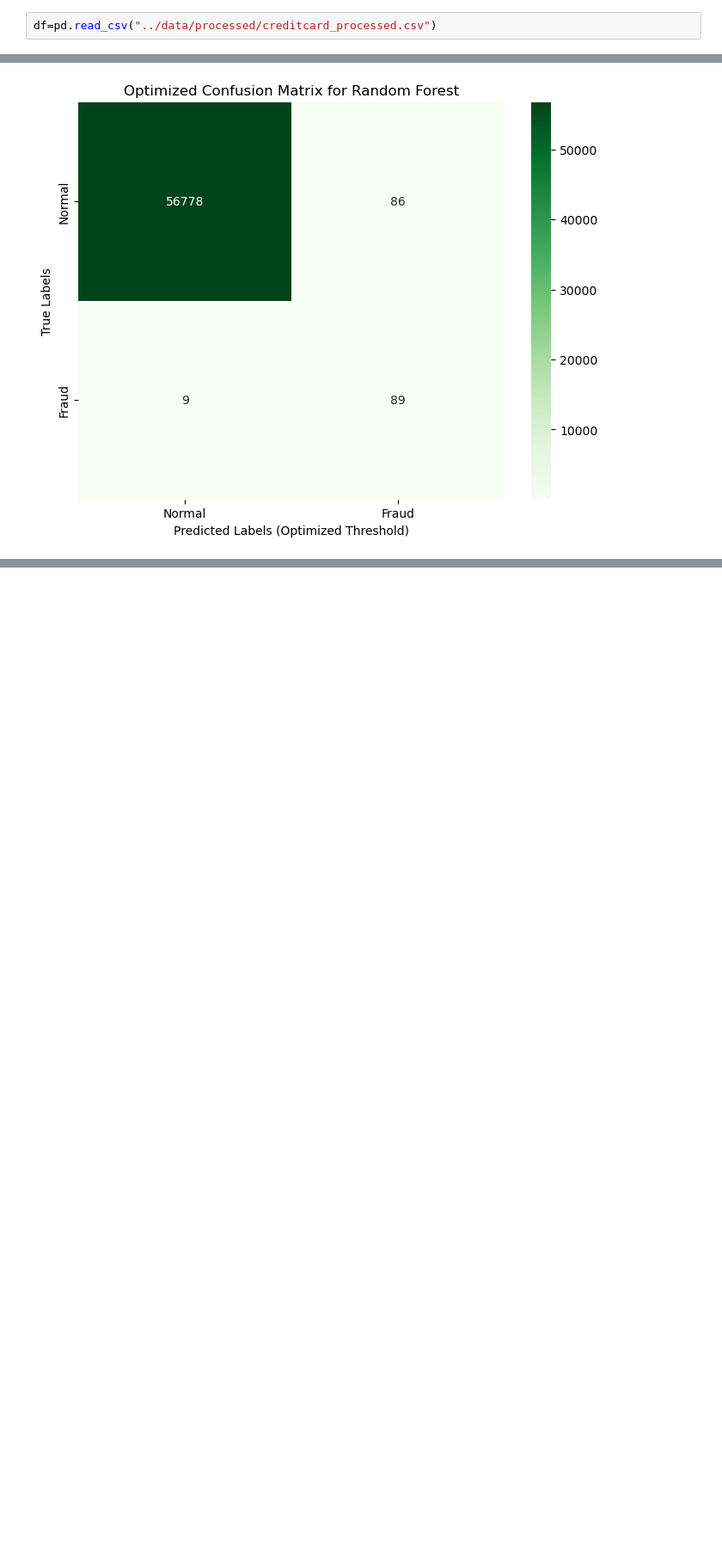
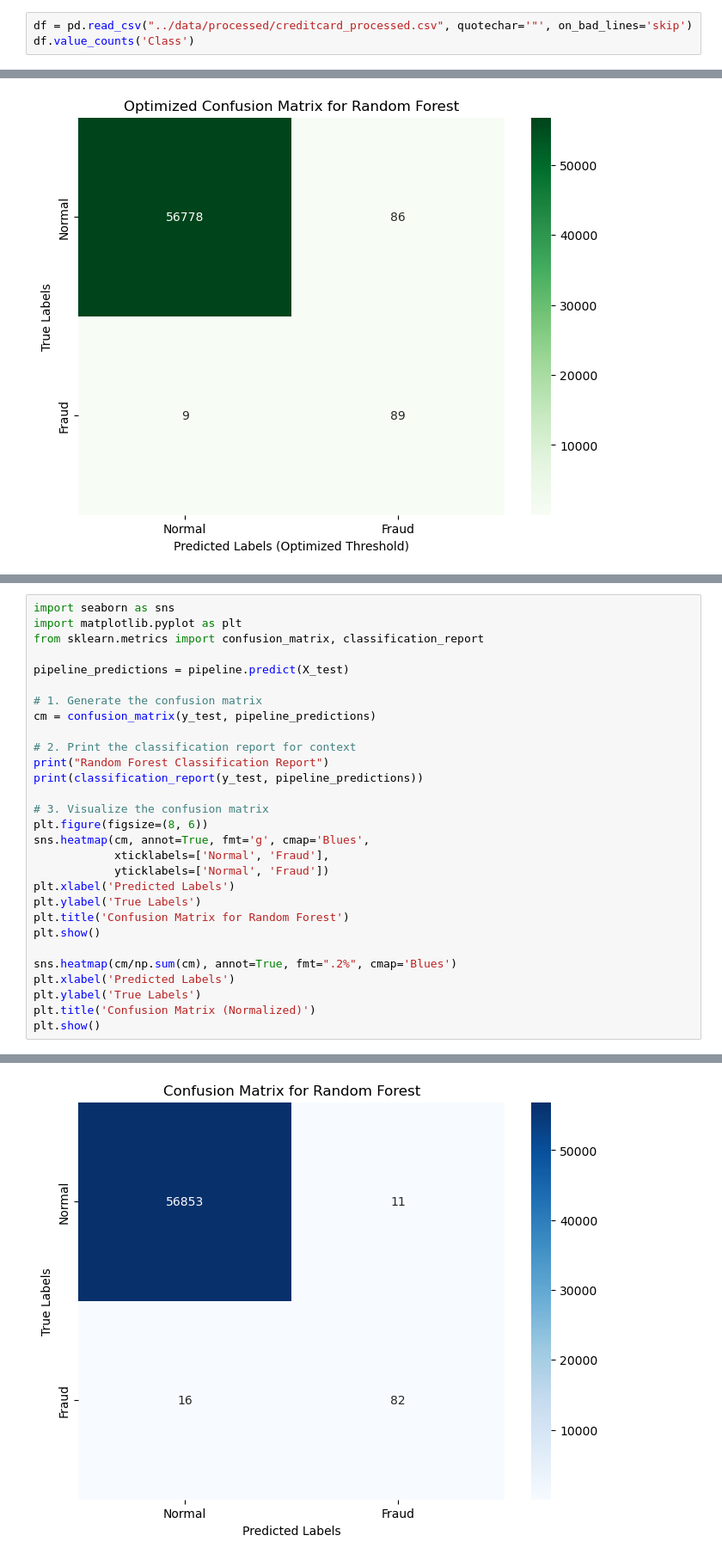
Before and after one commit to parthivkola/Credit-Card-Fraud-Detection, a Jupyter notebook: notebooks/04_modeling.ipynb, the cells around one changed output, grey strips where cells are left out. Shown at 86% size. Saved outputs shown, nothing was run; the diff lists cells and outputs as text; blank space fills up the shorter version.

```diff
--- a/notebooks/04_modeling.ipynb
+++ b/notebooks/04_modeling.ipynb
@@ -66,4 +66,5 @@ from xgboost import XGBClassifier
 from sklearn.ensemble import IsolationForest
 from sklearn.neighbors import LocalOutlierFactor
 # %%
-df=pd.read_csv("../data/processed/creditcard_processed.csv")
+df = pd.read_csv("../data/processed/creditcard_processed.csv", quotechar='"', on_bad_lines='skip')
+df.value_counts('Class')
@@ -327,0 +363,30 @@ joblib.dump(best_model, "../models/best_model.pkl")
+# %%
+import seaborn as sns
+import matplotlib.pyplot as plt
+from sklearn.metrics import confusion_matrix, classification_report
+
+pipeline_predictions = pipeline.predict(X_test)
+
+# 1. Generate the confusion matrix
+cm = confusion_matrix(y_test, pipeline_predictions)
+
+# 2. Print the classification report for context
+print("Random Forest Classification Report")
+print(classification_report(y_test, pipeline_predictions))
+
+# 3. Visualize the confusion matrix
+plt.figure(figsize=(8, 6))
+sns.heatmap(cm, annot=True, fmt='g', cmap='Blues',
+            xticklabels=['Normal', 'Fraud'],
+            yticklabels=['Normal', 'Fraud'])
+plt.xlabel('Predicted Labels')
+plt.ylabel('True Labels')
+plt.title('Confusion Matrix for Random Forest')
+plt.show()
+
+sns.heatmap(cm/np.sum(cm), annot=True, fmt=".2%", cmap='Blues')
+plt.xlabel('Predicted Labels')
+plt.ylabel('True Labels')
+plt.title('Confusion Matrix (Normalized)')
+plt.show()
+# %% [output]
@@ -327,0 +402 @@ joblib.dump(best_model, "../models/best_model.pkl")
+[figure, added]
```
Also changed, not shown: parts of 5 cells of this notebook, 7 other files.
